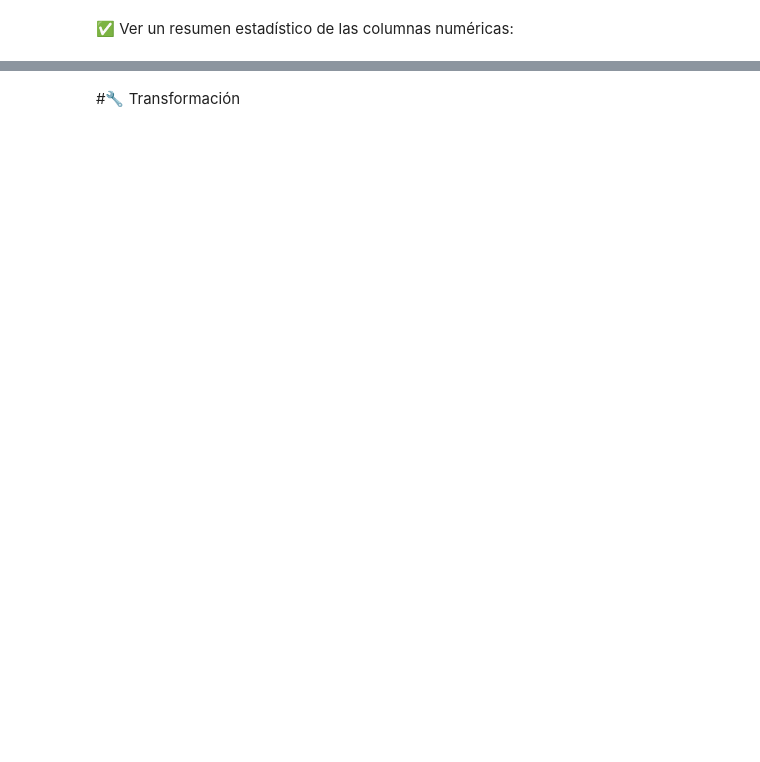
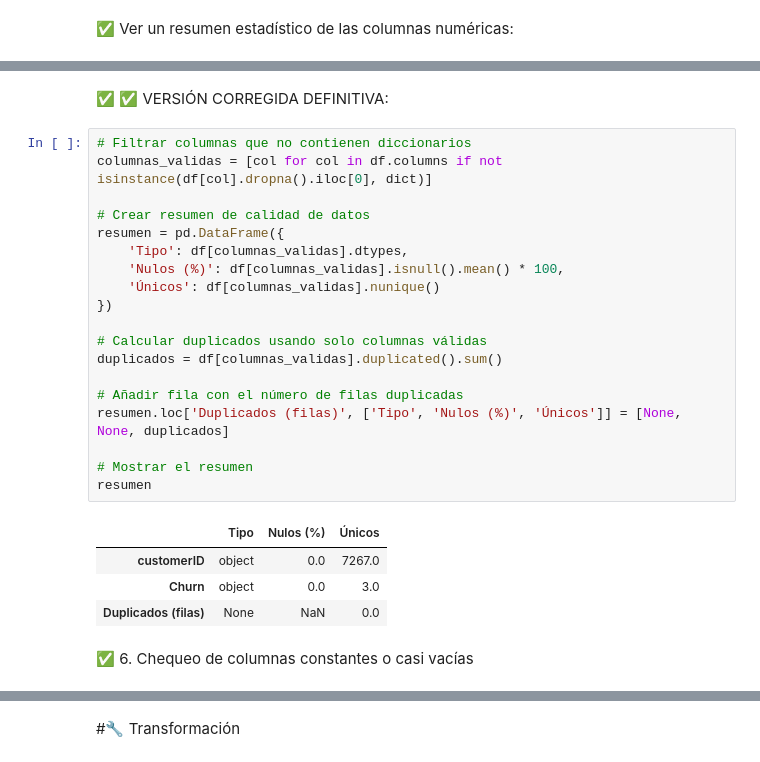
Before and after one commit to adrian-pieroni/challenge2-data-science-LATAM, a Jupyter notebook: challenge2_data_science_LATAM.ipynb, the cells around one changed output, grey strips where cells are left out. Saved outputs shown, nothing was run; the diff lists cells and outputs as text; blank space fills up the shorter version.

```diff
--- a/challenge2_data_science_LATAM.ipynb
+++ b/challenge2_data_science_LATAM.ipynb
@@ -41,0 +250,28 @@ df.describe(include='object')
+# %% [markdown]
+✅ ✅ VERSIÓN CORREGIDA DEFINITIVA:
+# %%
+# Filtrar columnas que no contienen diccionarios
+columnas_validas = [col for col in df.columns if not isinstance(df[col].dropna().iloc[0], dict)]
+
+# Crear resumen de calidad de datos
+resumen = pd.DataFrame({
+    'Tipo': df[columnas_validas].dtypes,
+    'Nulos (%)': df[columnas_validas].isnull().mean() * 100,
+    'Únicos': df[columnas_validas].nunique()
+})
+
+# Calcular duplicados usando solo columnas válidas
+duplicados = df[columnas_validas].duplicated().sum()
+
+# Añadir fila con el número de filas duplicadas
+resumen.loc['Duplicados (filas)', ['Tipo', 'Nulos (%)', 'Únicos']] = [None, None, duplicados]
+
+# Mostrar el resumen
+resumen
+# %% [output]
+|  | Tipo | Nulos (%) | Únicos |
+| customerID | object | 0.0 | 7267.0 |
+| Churn | object | 0.0 | 3.0 |
+| Duplicados (filas) | None | NaN | 0.0 |
+# %% [markdown]
+✅ 6. Chequeo de columnas constantes o casi vacías
```
Also changed, not shown: parts of 49 cells of this notebook.
